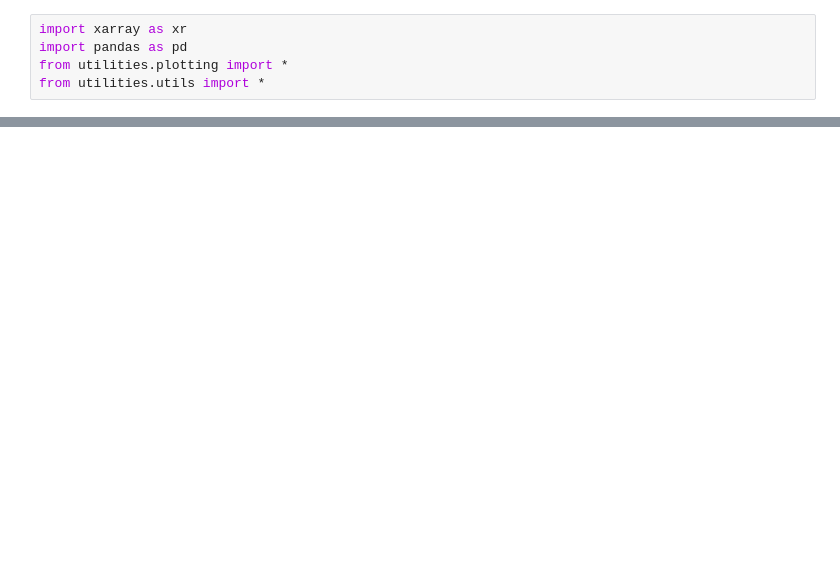
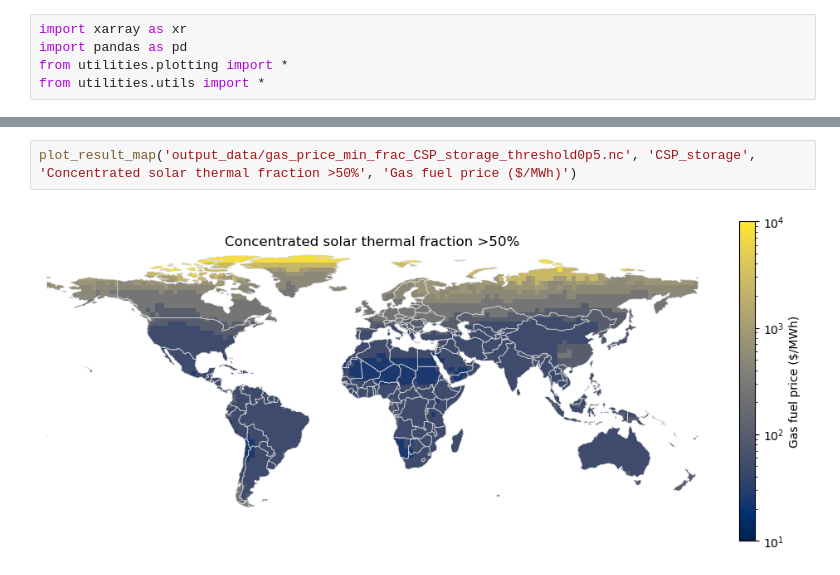
Before and after one commit to carnegie/clab_concentrated_solar, a Jupyter notebook: plot_result_map.ipynb, the cells around one changed output, grey strips where cells are left out. Cells and saved outputs as stored; diff of their text form; blank space fills up the shorter version.

```diff
--- a/plot_result_map.ipynb
+++ b/plot_result_map.ipynb
@@ -18 +72,5 @@ for var in [ 'storage_ratio']:
+# %%
+plot_result_map('output_data/gas_price_min_frac_CSP_storage_threshold0p5.nc', 'CSP_storage', 'Concentrated solar thermal fraction >50%', 'Gas fuel price ($/MWh)')
+# %% [output]
+[figure, added]
 # %%
```
Also changed, not shown: parts of 6 cells of this notebook, 5 other files.
